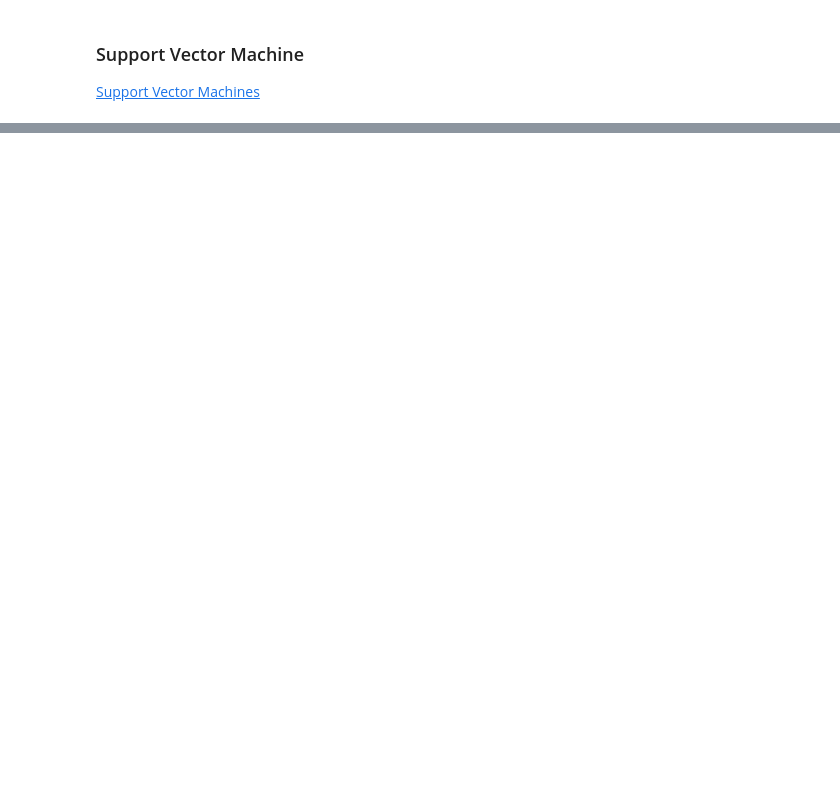
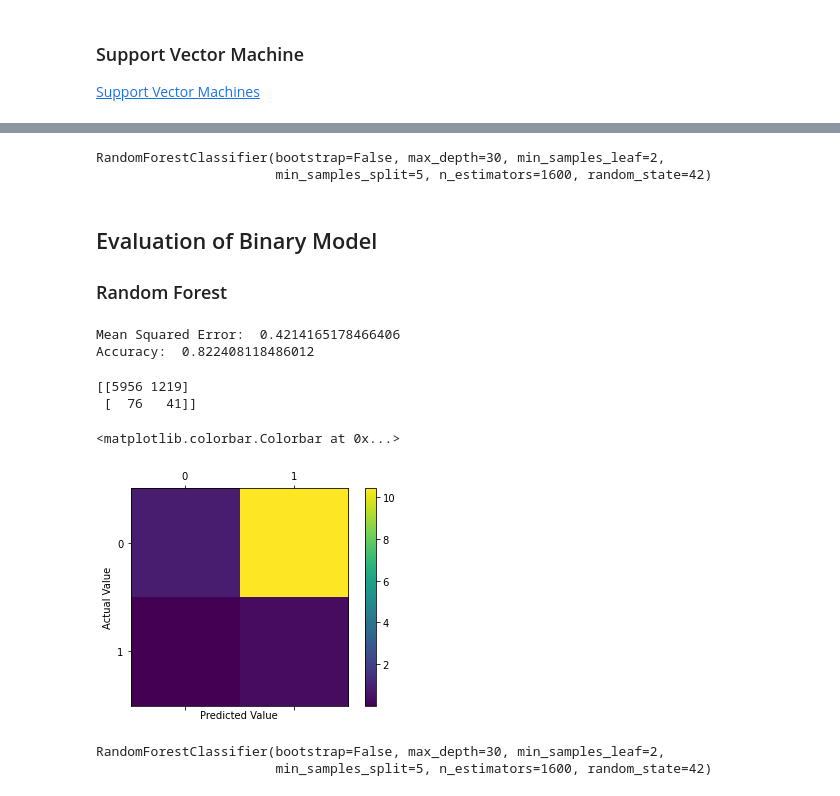
Before and after one commit to nsummers98/Credit-Card-Loan-Application, a Jupyter notebook: Project.ipynb, the cells around one changed output, grey strips where cells are left out. Saved outputs shown, nothing was run; the diff lists cells and outputs as text; code cells hidden in the pictures; blank space fills up the shorter version.

Commit message:
Evaluation of final binary models
- Need to see if the random forest's confusion matrix and other outputs make sense given 82% accuracy

```diff
--- a/Project.ipynb
+++ b/Project.ipynb
@@ -531,0 +564,4 @@ Standard deviation: 0.0058
+# %%
+bin_random_search = RandomizedSearchCV(estimator=bin_forest, param_distributions=random_grid, n_iter=100, cv=3,
+                                       scoring='neg_mean_squared_error', n_jobs=-1)
+%time bin_random_search.fit(binary_features_oversampled, binary_label_oversampled)
@@ -531,0 +593,50 @@ Standard deviation: 0.0058
+# %%
+bin_random_search.best_estimator_
+# %% [output]
+RandomForestClassifier(bootstrap=False, max_depth=30, min_samples_leaf=2,
+                       min_samples_split=5, n_estimators=1600, random_state=42)
+# %% [markdown]
+## Evaluation of Binary Model <a name = "bin_eval"></a>
+### Random Forest
+# %%
+bin_final_rf = bin_random_search.best_estimator_
+
+binary_features_test_prepared = pipeline.fit_transform(binary_features_test)
+bin_final_predictions = bin_final_rf.predict(binary_features_test_prepared)
+
+binary_label_test = binary_label_test.astype("int")
+
+accuracy = accuracy_score(binary_label_test, bin_final_predictions)
+bin_final_rf_mse = mean_squared_error(binary_label_test, bin_final_predictions)
+bin_final_rf_rmse = np.sqrt(bin_final_rf_mse)
+
+print("Mean Squared Error: ", bin_final_rf_rmse)
+print("Accuracy: ", accuracy)
+# %% [output]
+Mean Squared Error:  0.4214165178466406
+Accuracy:  0.822408118486012
+# %%
+conf_mat = confusion_matrix(binary_label_test, bin_final_predictions)
+print(conf_mat)
+# %% [output]
+[[5956 1219]
+ [  76   41]]
+# %%
+conf_mat_normalised = conf_mat / conf_mat.sum(axis=1)
+# %%
+fig = plt.figure()
+ax = fig.add_subplot(111)
+cax = ax.matshow(conf_mat_normalised)
+plt.xlabel('Predicted Value')
+plt.ylabel('Actual Value')
+fig.colorbar(cax)
+# %% [output]
+<matplotlib.colorbar.Colorbar at 0x...>
+[figure, added]
+# %%
+bin_final_rf.probability = True
+# New fit, to compute scores:
+bin_final_rf.fit(binary_features_oversampled, binary_label_oversampled)
+# %% [output]
+RandomForestClassifier(bootstrap=False, max_depth=30, min_samples_leaf=2,
+                       min_samples_split=5, n_estimators=1600, random_state=42)
```
Also changed, not shown: parts of 29 cells of this notebook.
